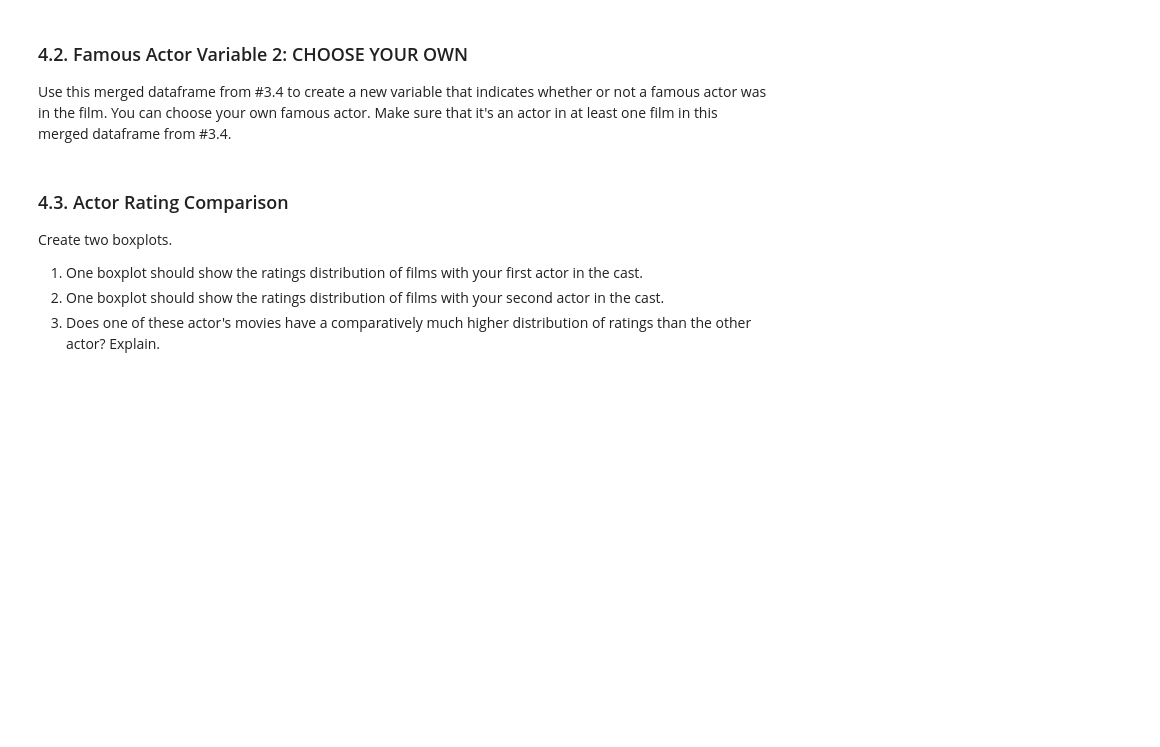
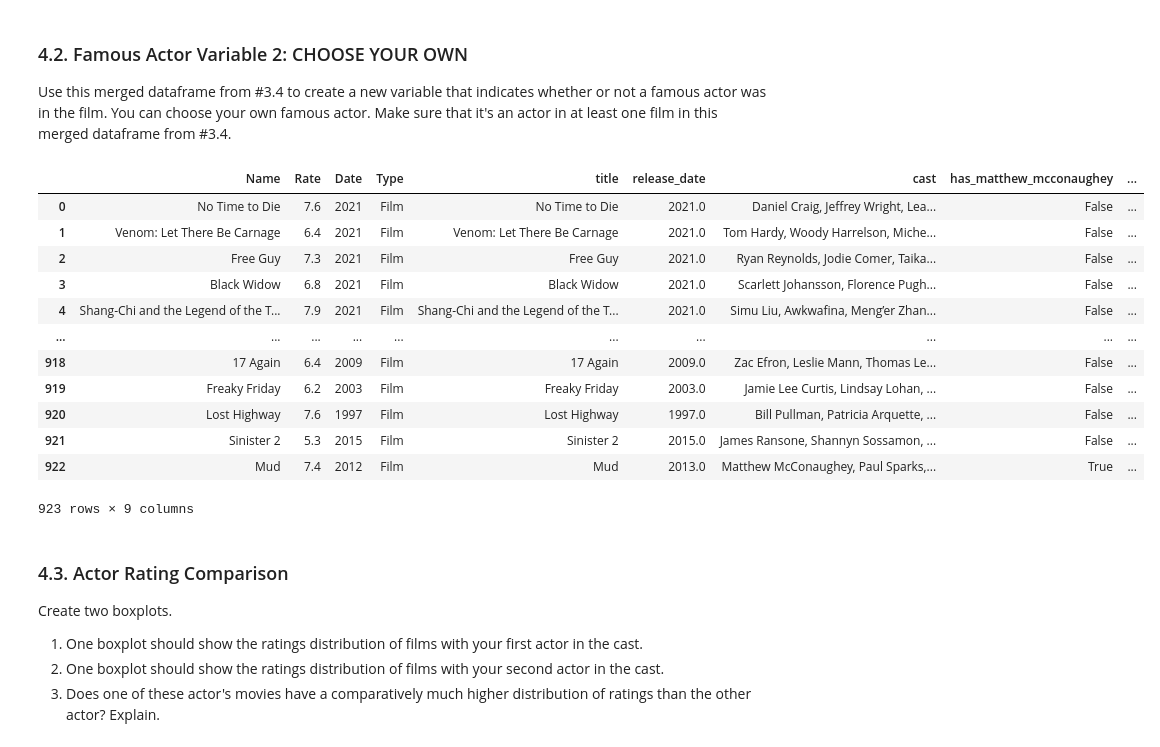
Before and after one commit to ryguy2k4/stat207, a Jupyter notebook: lab_04/lab_04_group.ipynb, the cells around one changed output. Saved outputs shown, nothing was run; the diff lists cells and outputs as text; code cells hidden in the pictures; blank space fills up the shorter version.

```diff
--- a/lab_04/lab_04_group.ipynb
+++ b/lab_04/lab_04_group.ipynb
@@ -161,3 +285,8 @@ How many additional rows did you drop?
 #### 2.3.1. List of Non-Duplicated Movie Names
 
 Create a list of all movie `title`s in this dataframe that have ONLY ONE ROW in the dataset that corresponds to it.
+# %%
+name_counts2 = df_reelview["title"].value_counts()
+name_counts2 = name_counts2 == 1
+name_counts2 = name_counts2.replace(False, None).dropna()
+name_counts2
@@ -209,6 +443,24 @@ Use this merged dataframe from #3.4 to create a new variable that indicates whet
 ### 4.2. Famous Actor Variable 2: CHOOSE YOUR OWN
 
 Use this merged dataframe from #3.4 to create a new variable that indicates whether or not a famous actor was in the film. You can choose your own famous actor. Make sure that it's an actor in at least one film in this merged dataframe from #3.4.
+# %%
+actor2 = "Zac Efron"
+df_merge_inner["has_zac_efron"] = df_merge_inner["cast"].apply(lambda x: actor2 in x)
+df_merge_inner
+# %% [output]
+|  | Name | Rate | Date | Type | title | release_date | cast | has_matthew_mcconaughey | ... |
+| 0 | No Time to Die | 7.6 | 2021 | Film | No Time to Die | 2021.0 | Daniel Craig, Jeffrey Wright, Lea... | False | ... |
+| 1 | Venom: Let There Be Carnage | 6.4 | 2021 | Film | Venom: Let There Be Carnage | 2021.0 | Tom Hardy, Woody Harrelson, Miche... | False | ... |
+| 2 | Free Guy | 7.3 | 2021 | Film | Free Guy | 2021.0 | Ryan Reynolds, Jodie Comer, Taika... | False | ... |
+| 3 | Black Widow | 6.8 | 2021 | Film | Black Widow | 2021.0 | Scarlett Johansson, Florence Pugh... | False | ... |
+| 4 | Shang-Chi and the Legend of the T... | 7.9 | 2021 | Film | Shang-Chi and the Legend of the T... | 2021.0 | Simu Liu, Awkwafina, Meng’er Zhan... | False | ... |
+| ... | ... | ... | ... | ... | ... | ... | ... | ... | ... |
+| 918 | 17 Again | 6.4 | 2009 | Film | 17 Again | 2009.0 | Zac Efron, Leslie Mann, Thomas Le... | False | ... |
+| 919 | Freaky Friday | 6.2 | 2003 | Film | Freaky Friday | 2003.0 | Jamie Lee Curtis, Lindsay Lohan, ... | False | ... |
+| 920 | Lost Highway | 7.6 | 1997 | Film | Lost Highway | 1997.0 | Bill Pullman, Patricia Arquette, ... | False | ... |
+| 921 | Sinister 2 | 5.3 | 2015 | Film | Sinister 2 | 2015.0 | James Ransone, Shannyn Sossamon, ... | False | ... |
+| 922 | Mud | 7.4 | 2012 | Film | Mud | 2013.0 | Matthew McConaughey, Paul Sparks,... | True | ... |
+923 rows × 9 columns
 # %% [markdown]
 ### 4.3. Actor Rating Comparison
 
```
Also changed, not shown: parts of 29 cells of this notebook.
